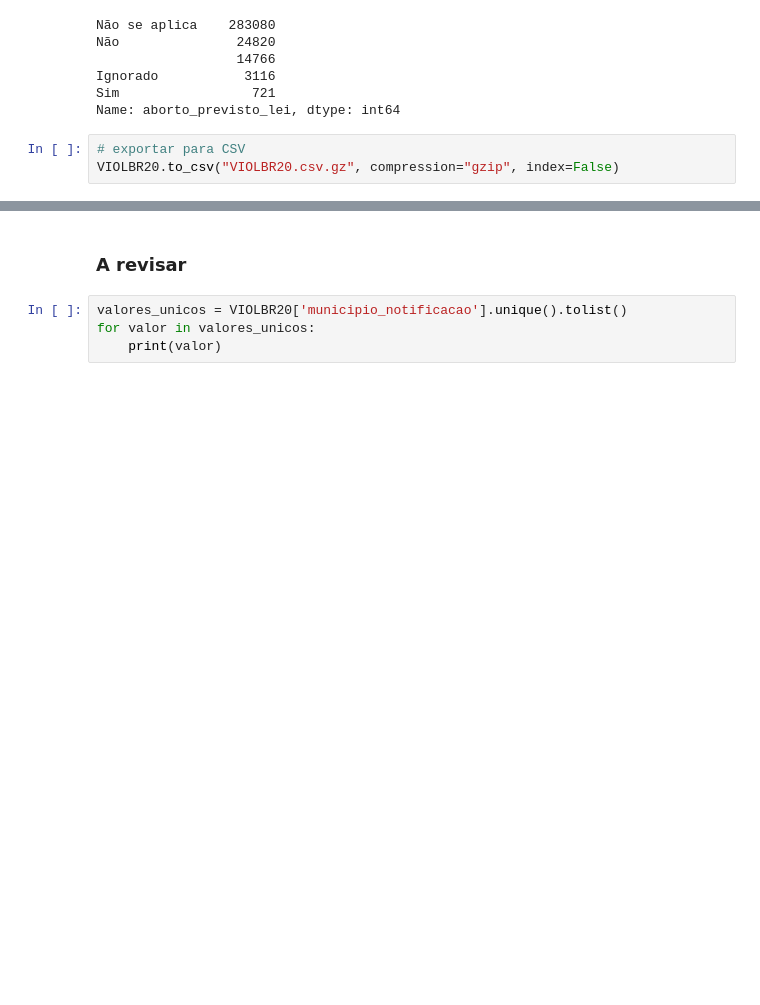
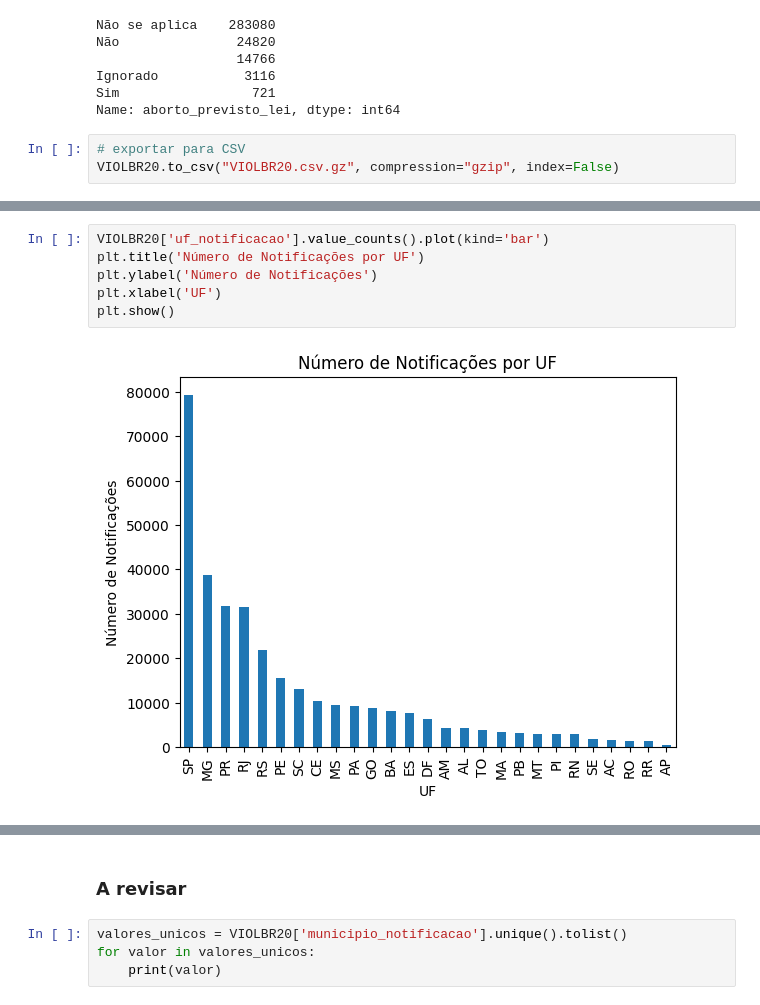
Before and after one commit to kvgs/SINAN, a Jupyter notebook: viol20_sinan.ipynb, the cells around one changed output, grey strips where cells are left out. Cells and saved outputs as stored; diff of their text form; blank space fills up the shorter version.

```diff
--- a/viol20_sinan.ipynb
+++ b/viol20_sinan.ipynb
@@ -758,0 +769,8 @@ VIOLBR20.to_csv("VIOLBR20.csv.gz", compression="gzip", index=False)
+# %%
+VIOLBR20['uf_notificacao'].value_counts().plot(kind='bar')
+plt.title('Número de Notificações por UF')
+plt.ylabel('Número de Notificações')
+plt.xlabel('UF')
+plt.show()
+# %% [output]
+[figure, added]
```
Also changed, not shown: parts of 10 cells of this notebook.
